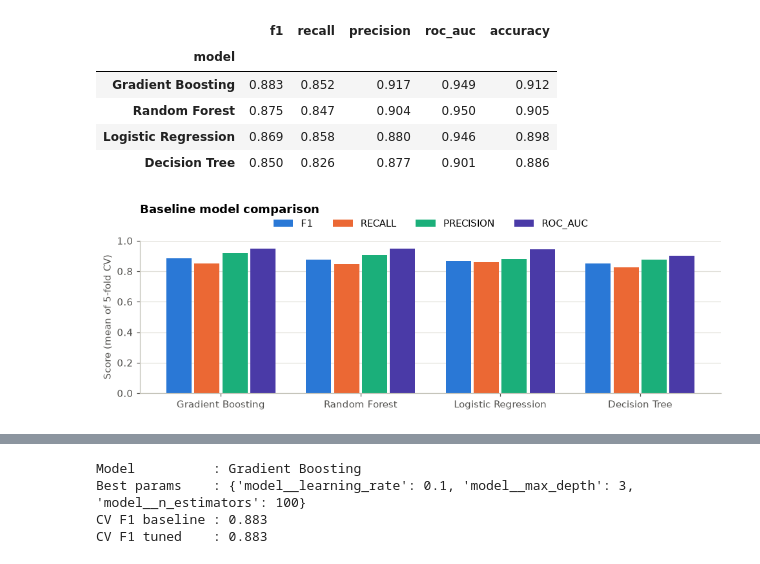
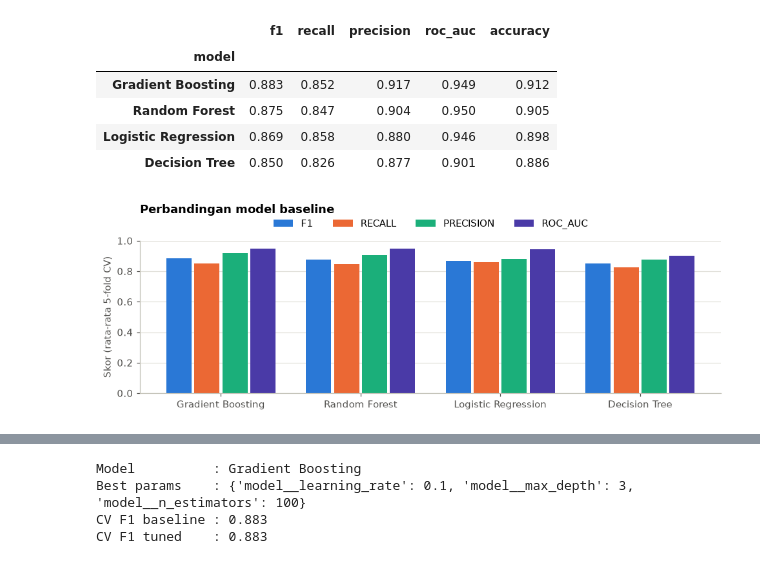
Before and after one commit to Rainy1502/EduGuard-Dropout-Prediction, a Jupyter notebook: notebook.ipynb, the cells around one changed output, grey strips where cells are left out. Cells and saved outputs as stored; diff of their text form; code cells hidden in the pictures.

```diff
--- a/notebook.ipynb
+++ b/notebook.ipynb
@@ -608,18 +608,18 @@ baseline.round(3)
 # %%
 fig, ax = plt.subplots(figsize=(9, 3.2))
 metrics_plot = ["f1", "recall", "precision", "roc_auc"]
 x = np.arange(len(baseline))
 width = 0.2
 colors = ["#2a78d6", "#eb6834", "#1baf7a", "#4a3aa7"]
 for i, (m, c) in enumerate(zip(metrics_plot, colors)):
     ax.bar(x + (i - 1.5) * width, baseline[m], width=width - 0.02, color=c, label=m.upper())
 ax.set_xticks(x, baseline.index)
 ax.set_ylim(0, 1)
-ax.set_ylabel("Score (mean of 5-fold CV)")
+ax.set_ylabel("Skor (rata-rata 5-fold CV)")
 ax.legend(ncol=4, loc="upper center", bbox_to_anchor=(0.5, 1.2))
 ax.grid(axis="x", visible=False)
-ax.set_title("Baseline model comparison", pad=28)
+ax.set_title("Perbandingan model baseline", pad=28)
 plt.tight_layout()
 plt.show()
 # %% [output]
-[figure, old version]
+[figure, new version]
```
Also changed, not shown: parts of 133 cells of this notebook, 14 other files.
